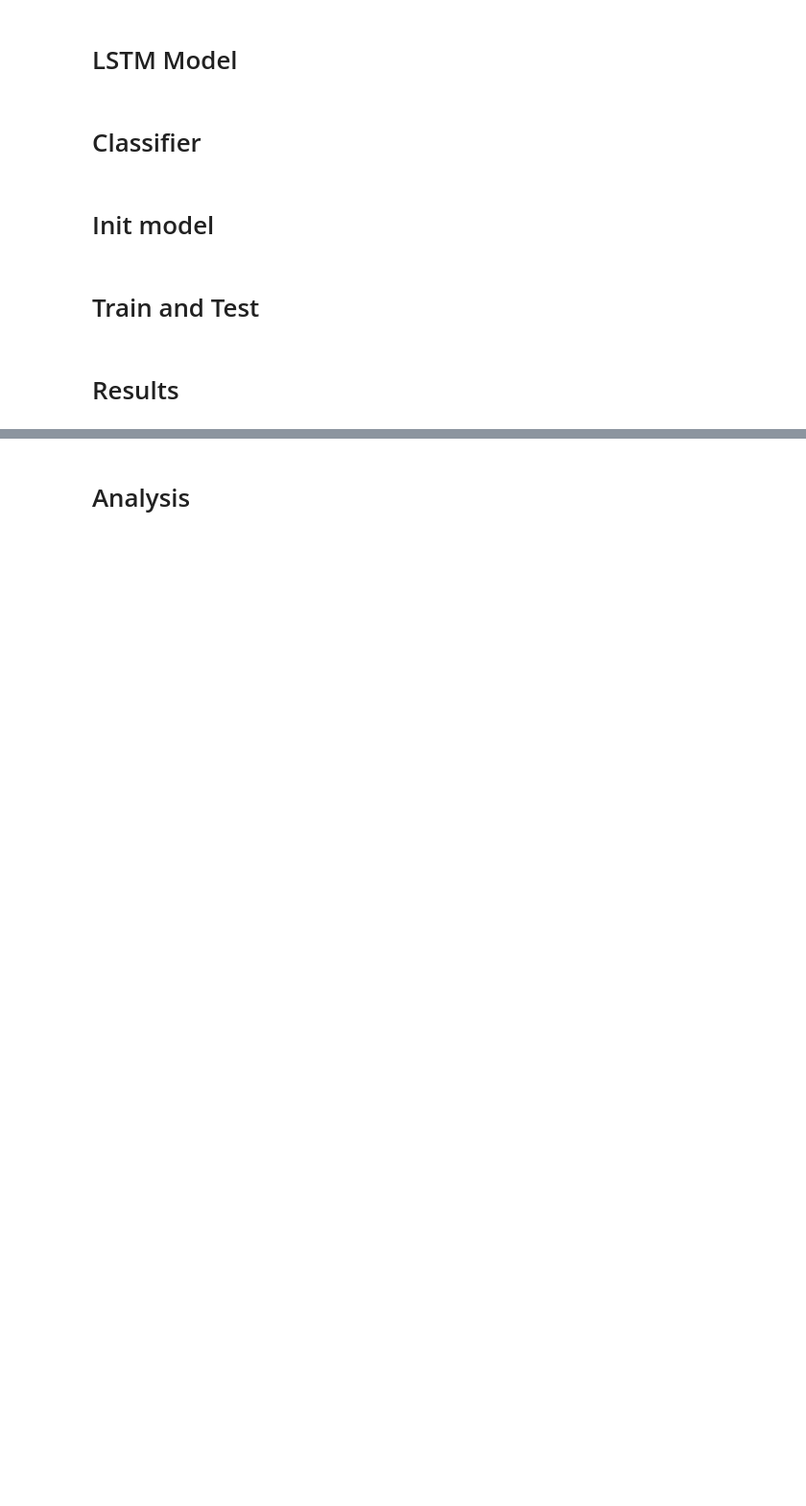
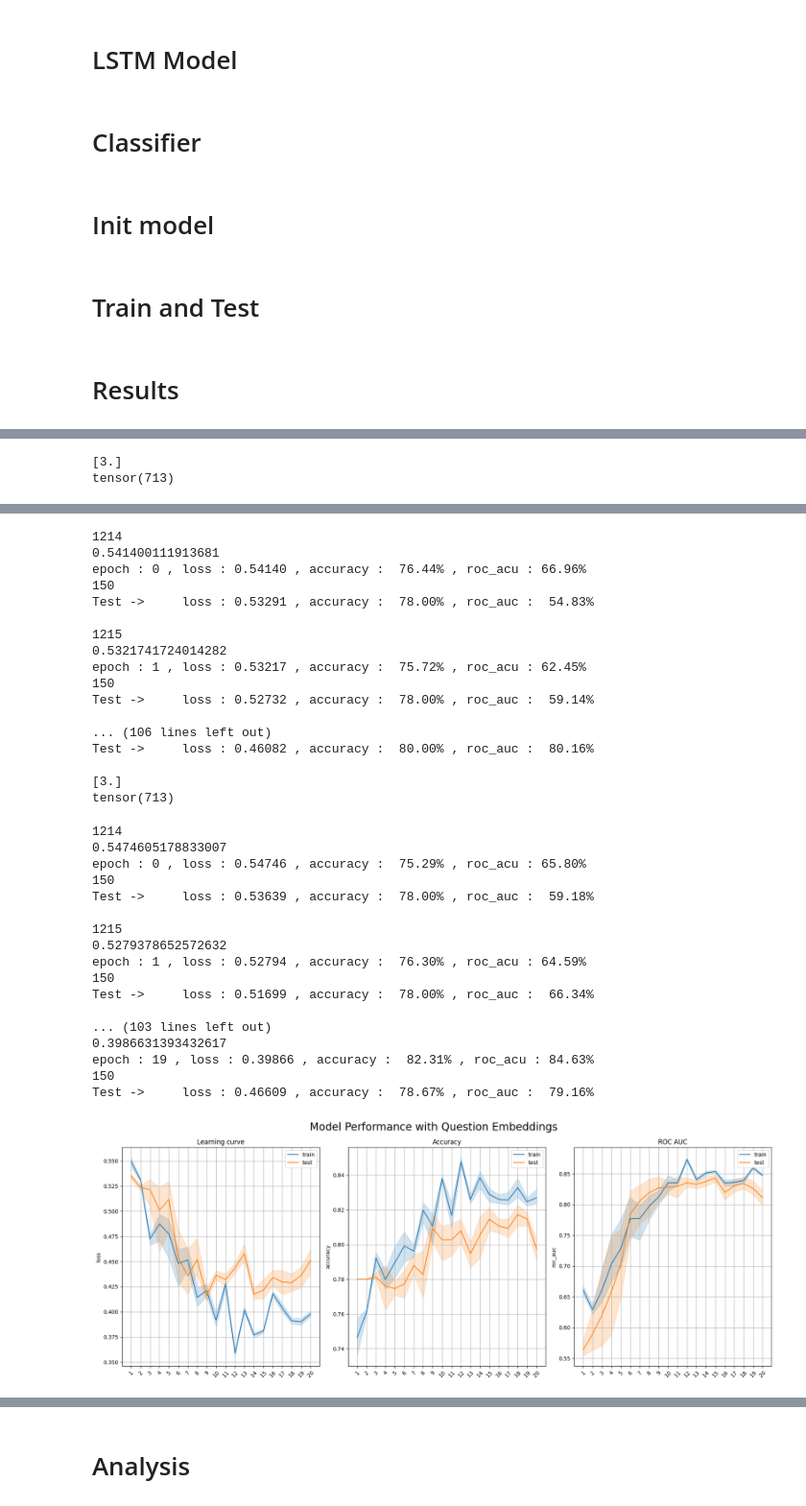
Before and after one commit to MadushanPathirana/msc-research, a Jupyter notebook: atoms_adaptive_learning.ipynb, the cells around one changed output, grey strips where cells are left out. Shown at 96% size. Drawn from its saved outputs; the diff is of its cells as text; code cells hidden in the pictures; blank space fills up the shorter version.

```diff
--- a/atoms_adaptive_learning.ipynb
+++ b/atoms_adaptive_learning.ipynb
@@ -236,0 +288,2 @@ def construct_batches(raw_data, epoch = 0, val = False):
+# %%
+data, data_train , data_val, skill_graph = train_test_split(df[df.user_id.isin(temp_user)])
@@ -512,6 +629,41 @@ def results(train_losses,test_losses,train_accuracy,test_accuracy,train_roc_auc,
   axs[2].grid()
 
   plt.tight_layout()
+
+
+def exp_results(train_losses,test_losses,train_accuracy,test_accuracy,train_roc_auc,test_roc_auc,epoches,no_of_exp):
+  fig,axs=plt.subplots(1,3,figsize=(18,7))
+
+  x_ticks = np.arange(1,epoches+1)
+  x = np.tile(np.arange(1,epoches+1), no_of_exp)
+
+  sns.lineplot(x=x,y=train_losses,label = 'train',ax=axs[0])
+  sns.lineplot(x=x,y=test_losses,label = 'test',ax=axs[0])
+  axs[0].set_title('Learning curve')
+  axs[0].set_ylabel('loss')
+  axs[0].set_xticks(x_ticks,x_ticks)
+  axs[0].set_xticklabels( x_ticks,rotation=45)
+  axs[0].grid()
+
+  sns.lineplot(x=x,y=train_accuracy,label = 'train',ax=axs[1])
+  sns.lineplot(x=x,y=test_accuracy,label = 'test',ax=axs[1])
+  axs[1].set_title('Accuracy')
+  axs[1].set_ylabel('accuracy')
+  axs[1].set_xticks(x_ticks,x_ticks)
+  axs[1].set_xticklabels( x_ticks,rotation=45)
+  axs[1].grid()
+
+  sns.lineplot(x=x,y=train_roc_auc,label = 'train',ax=axs[2])
+  sns.lineplot(x=x,y=test_roc_auc,label = 'test',ax=axs[2])
+  axs[2].set_title('ROC AUC')
+  axs[2].set_ylabel('roc_auc')
+  axs[2].set_xticks(x_ticks,x_ticks)
+  axs[2].set_xticklabels( x_ticks,rotation=45)
+  axs[2].grid()
+
+  fig.suptitle('Model Performance with Question Embeddings',fontsize=20)
+  plt.tight_layout()
+  plt.show()
 # %%
 
 def train(epoches):
@@ -597,0 +831,7 @@ Test ->     loss : 0.49700 , accuracy :  80.00% , roc_auc :  81.13%
+# %%
+no_of_exp= 5
+epoches = 20
+perfoamce_dict=experiment(no_of_exp,epoches)
+# %% [output]
+[3.]
+tensor(713)
@@ -597,0 +889,35 @@ Test ->     loss : 0.49700 , accuracy :  80.00% , roc_auc :  81.13%
+1214
+0.541400111913681
+epoch : 0 , loss : 0.54140 , accuracy :  76.44% , roc_acu : 66.96%
+150
+Test ->     loss : 0.53291 , accuracy :  78.00% , roc_auc :  54.83%
+
+1215
+0.5321741724014282
+epoch : 1 , loss : 0.53217 , accuracy :  75.72% , roc_acu : 62.45%
+150
+Test ->     loss : 0.52732 , accuracy :  78.00% , roc_auc :  59.14%
+
+... (106 lines left out)
+Test ->     loss : 0.46082 , accuracy :  80.00% , roc_auc :  80.16%
+
+[3.]
+tensor(713)
+1214
+0.5474605178833007
+epoch : 0 , loss : 0.54746 , accuracy :  75.29% , roc_acu : 65.80%
+150
+Test ->     loss : 0.53639 , accuracy :  78.00% , roc_auc :  59.18%
+
+1215
+0.5279378652572632
+epoch : 1 , loss : 0.52794 , accuracy :  76.30% , roc_acu : 64.59%
+150
+Test ->     loss : 0.51699 , accuracy :  78.00% , roc_auc :  66.34%
+
+... (103 lines left out)
+0.3986631393432617
+epoch : 19 , loss : 0.39866 , accuracy :  82.31% , roc_acu : 84.63%
+150
+Test ->     loss : 0.46609 , accuracy :  78.67% , roc_auc :  79.16%
+[figure, added]
```
Also changed, not shown: parts of 70 cells of this notebook.
